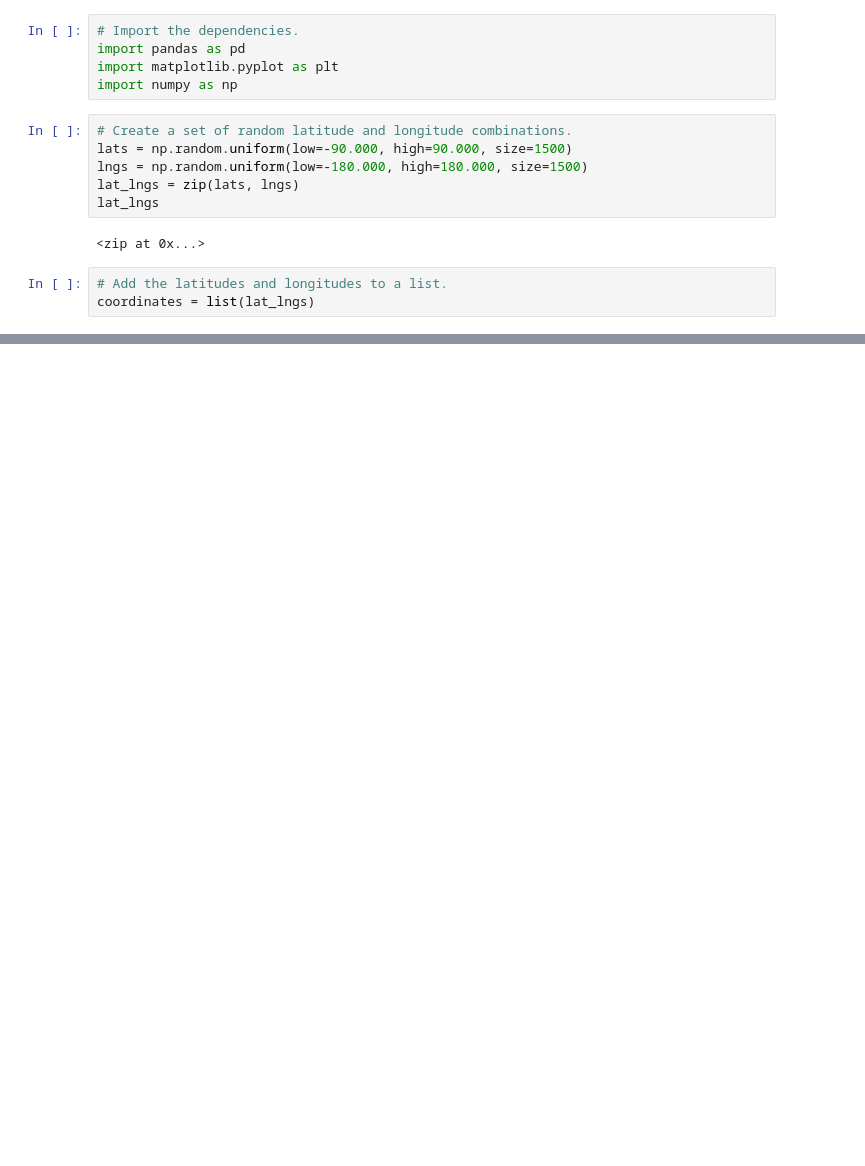
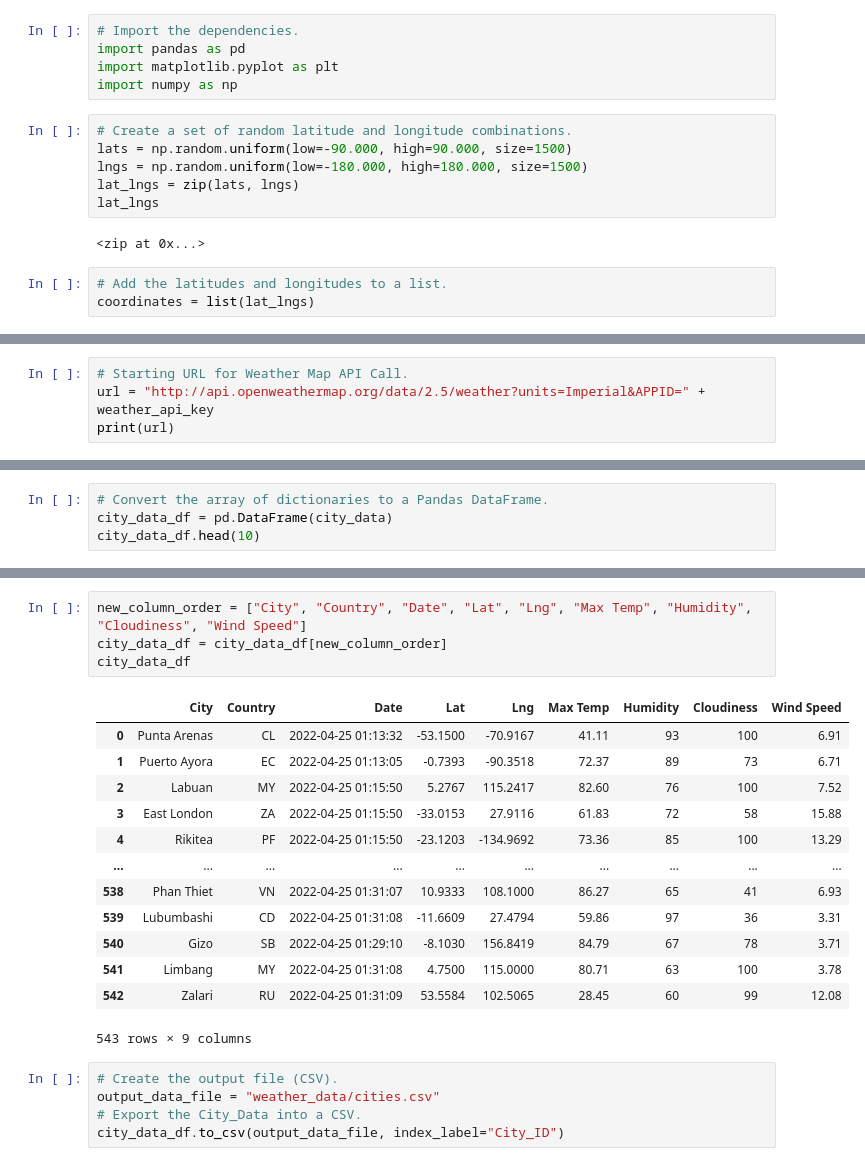
Before and after one commit to WillS78/World_Weather_Analysis, a Jupyter notebook: WeatherPy.ipynb, the cells around one changed output, grey strips where cells are left out. Drawn from its saved outputs; the diff is of its cells as text; blank space fills up the shorter version.

```diff
--- a/WeatherPy.ipynb
+++ b/WeatherPy.ipynb
@@ -33,0 +44,4 @@ len(cities)
+# %%
+# Starting URL for Weather Map API Call.
+url = "http://api.openweathermap.org/data/2.5/weather?units=Imperial&APPID=" + weather_api_key
+print(url)
@@ -33,0 +130,4 @@ len(cities)
+# %%
+# Convert the array of dictionaries to a Pandas DataFrame.
+city_data_df = pd.DataFrame(city_data)
+city_data_df.head(10)
@@ -33,0 +146,23 @@ len(cities)
+# %%
+new_column_order = ["City", "Country", "Date", "Lat", "Lng", "Max Temp", "Humidity", "Cloudiness", "Wind Speed"]
+city_data_df = city_data_df[new_column_order]
+city_data_df
+# %% [output]
+|  | City | Country | Date | Lat | Lng | Max Temp | Humidity | Cloudiness | Wind Speed |
+| 0 | Punta Arenas | CL | 2022-04-25 01:13:32 | -53.1500 | -70.9167 | 41.11 | 93 | 100 | 6.91 |
+| 1 | Puerto Ayora | EC | 2022-04-25 01:13:05 | -0.7393 | -90.3518 | 72.37 | 89 | 73 | 6.71 |
+| 2 | Labuan | MY | 2022-04-25 01:15:50 | 5.2767 | 115.2417 | 82.60 | 76 | 100 | 7.52 |
+| 3 | East London | ZA | 2022-04-25 01:15:50 | -33.0153 | 27.9116 | 61.83 | 72 | 58 | 15.88 |
+| 4 | Rikitea | PF | 2022-04-25 01:15:50 | -23.1203 | -134.9692 | 73.36 | 85 | 100 | 13.29 |
+| ... | ... | ... | ... | ... | ... | ... | ... | ... | ... |
+| 538 | Phan Thiet | VN | 2022-04-25 01:31:07 | 10.9333 | 108.1000 | 86.27 | 65 | 41 | 6.93 |
+| 539 | Lubumbashi | CD | 2022-04-25 01:31:08 | -11.6609 | 27.4794 | 59.86 | 97 | 36 | 3.31 |
+| 540 | Gizo | SB | 2022-04-25 01:29:10 | -8.1030 | 156.8419 | 84.79 | 67 | 78 | 3.71 |
+| 541 | Limbang | MY | 2022-04-25 01:31:08 | 4.7500 | 115.0000 | 80.71 | 63 | 100 | 3.78 |
+| 542 | Zalari | RU | 2022-04-25 01:31:09 | 53.5584 | 102.5065 | 28.45 | 60 | 99 | 12.08 |
+543 rows × 9 columns
+# %%
+# Create the output file (CSV).
+output_data_file = "weather_data/cities.csv"
+# Export the City_Data into a CSV.
+city_data_df.to_csv(output_data_file, index_label="City_ID")
```
Also changed, not shown: parts of 9 cells of this notebook.
